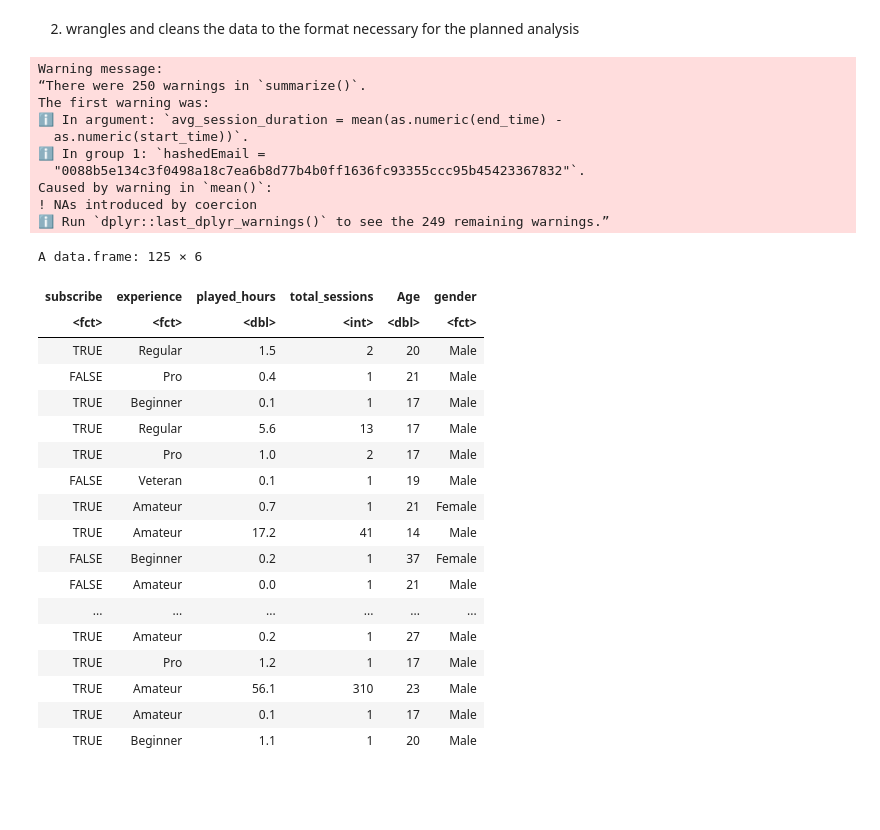
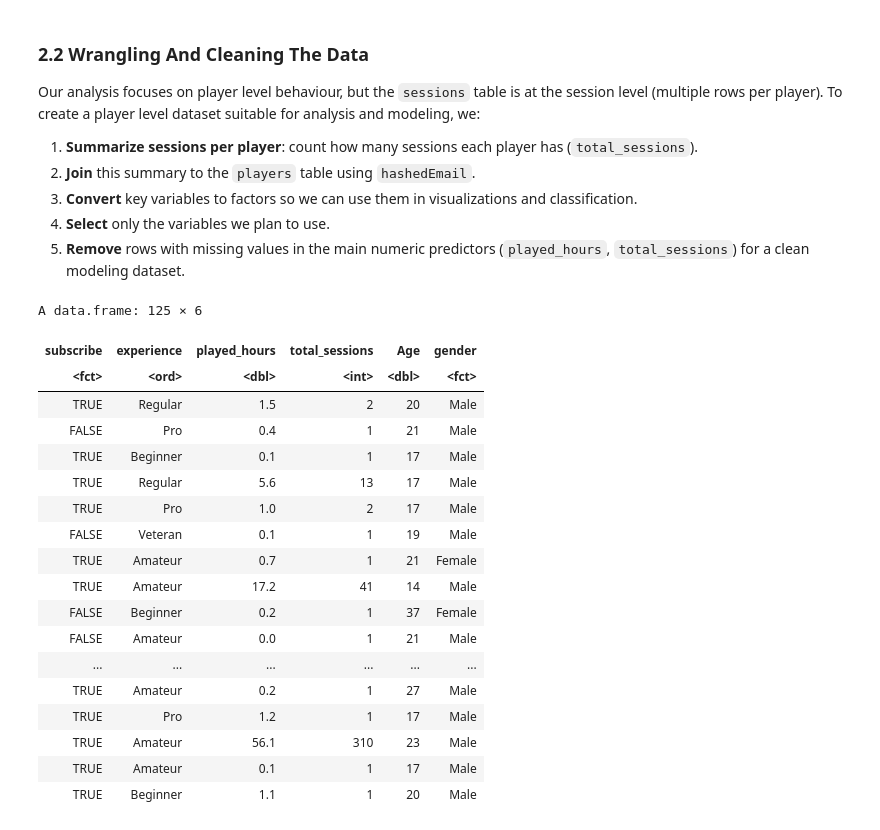
Before and after one commit to emily2628/Dsci-100---Final-Project, a Jupyter notebook: group_final_report.ipynb, the cells around one changed output. Cells and saved outputs as stored; diff of their text form; code cells hidden in the pictures; blank space fills up the shorter version.

```diff
--- a/group_final_report.ipynb
+++ b/group_final_report.ipynb
@@ -88,0 +38,18 @@ A tibble: 6 × 5
+# %%
+# Load required packages for data wrangling, visualization, and modeling
+library(tidyverse)
+library(tidymodels)
+
+# Load the players dataset from Google Drive
+url_players = 'https://drive.google.com/uc?export=download&id=18bYRGtsZOOfM_ZjaapVSedO5kAcqHBNC'
+players <- read_csv(url_players)
+
+# Preview the first few rows of players
+head(players)
+
+# Load the sessions dataset from Google Drive
+url_sessions = 'https://drive.google.com/uc?export=download&id=1r8jujQRJHYl_B8lU3Mj5ygTgCJHvNrIo'
+sessions <- read_csv(url_sessions)
+
+# Preview the first few rows of sessions
+head(sessions)
@@ -89,46 +100,52 @@ A tibble: 6 × 5
 # %% [markdown]
-2. wrangles and cleans the data to the format necessary for the planned analysis
+### 2.2 Wrangling And Cleaning The Data
+Our analysis focuses on player level behaviour, but the `sessions` table is at the session level (multiple rows per player). To create a player level dataset suitable for analysis and modeling, we:
+
+1. **Summarize sessions per player**: count how many sessions each player has (`total_sessions`).
+2. **Join** this summary to the `players` table using `hashedEmail`.
+3. **Convert** key variables to factors so we can use them in visualizations and classification.
+4. **Select** only the variables we plan to use.
+5. **Remove** rows with missing values in the main numeric predictors (`played_hours`, `total_sessions`) for a clean modeling dataset.
 # %%
-# 1. Calculate player engagement from sessions data
+# 1. Summarize number of sessions per player
 player_engagement <- sessions |>
   group_by(hashedEmail) |>
   summarize(
     total_sessions = n(),
-    avg_session_duration = mean(as.numeric(end_time) - as.numeric(start_time)), na.rm = TRUE
   )
 
-# 2. Merge player data with engagement
+# 2. Join session summary onto players table
 analysis_data <- players |>
   select(hashedEmail, Age, gender, experience, played_hours, subscribe) |>
   merge(player_engagement, by = "hashedEmail")
 
-# 3. Convert these categorical vairables to factors
+# 3. Convert vairables to factors
 analysis_data <- analysis_data |>
   mutate(
     subscribe = as_factor(subscribe),
     experience = as_factor(experience),
     gender = as_factor(gender)
   )
 
-# 4. Make a dataset with these columns
+# 4. Select variables needed for analysis and modeling
 model_data <- analysis_data |>
-  select(subscribe, experience, played_hours, total_sessions, Age, gender)
+    mutate(
+        experience = factor(experience,
+                            levels = c("Beginner", "Amateur", "Regular", "Veteran", "Pro"),
+                            ordered = TRUE),
+        experience_numeric = as.numeric(experience)
+    ) |>
+    select(subscribe, experience, played_hours, total_sessions, Age, gender)
+
+# 5. Remove rows with missing predictor values
+model_data_clean <- model_data |>
+    drop_na(played_hours, total_sessions)
 
 model_data
 # %% [output]
-Warning message:
-“There were 250 warnings in `summarize()`.
-The first warning was:
-ℹ In argument: `avg_session_duration = mean(as.numeric(end_time) -
-  as.numeric(start_time))`.
-ℹ In group 1: `hashedEmail =
-  "0088b5e134c3f0498a18c7ea6b8d77b4b0ff1636fc93355ccc95b45423367832"`.
-Caused by warning in `mean()`:
-! NAs introduced by coercion
-ℹ Run `dplyr::last_dplyr_warnings()` to see the 249 remaining warnings.”
+A data.frame: 125 × 6
-A data.frame: 125 × 6
 | subscribe | experience | played_hours | total_sessions | Age | gender |
-| <fct> | <fct> | <dbl> | <int> | <dbl> | <fct> |
+| <fct> | <ord> | <dbl> | <int> | <dbl> | <fct> |
 | TRUE | Regular | 1.5 | 2 | 20 | Male |
 | FALSE | Pro | 0.4 | 1 | 21 | Male |
 | TRUE | Beginner | 0.1 | 1 | 17 | Male |
```
Also changed, not shown: parts of 45 cells of this notebook.
